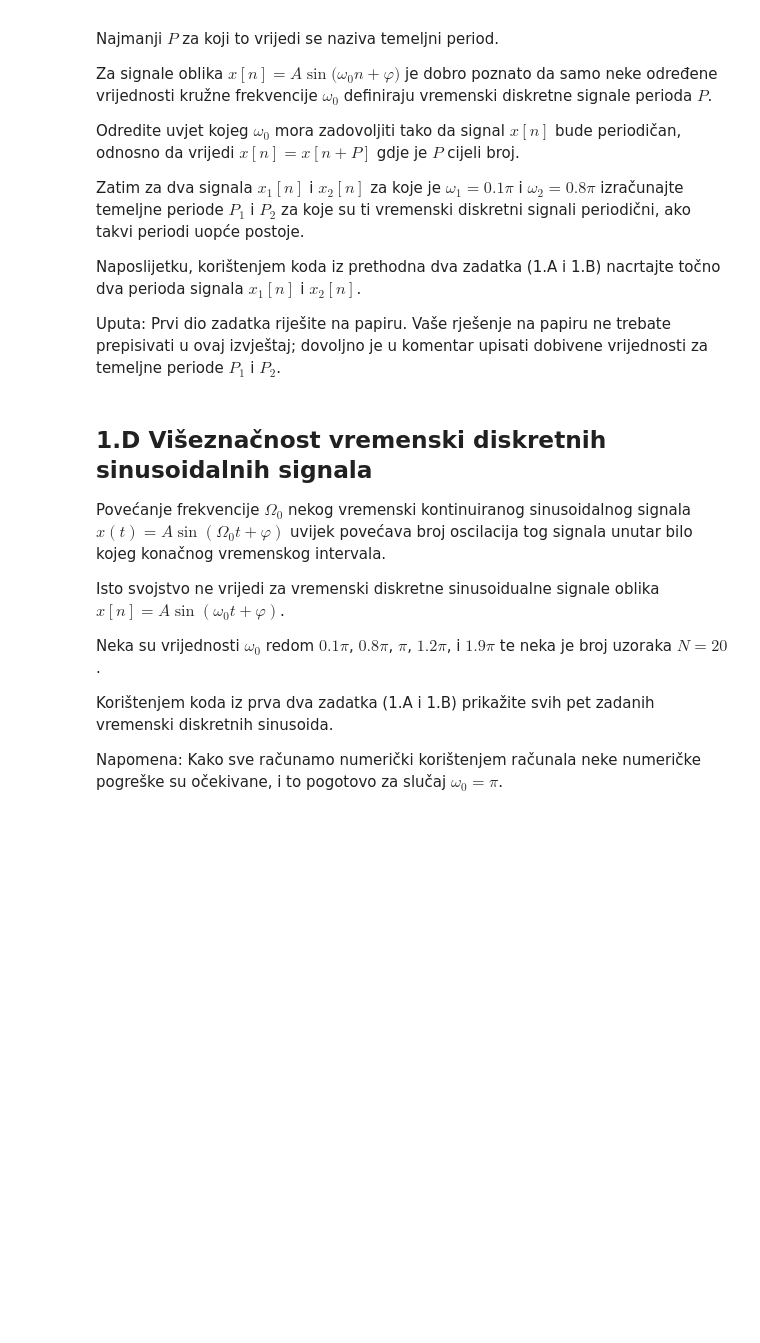
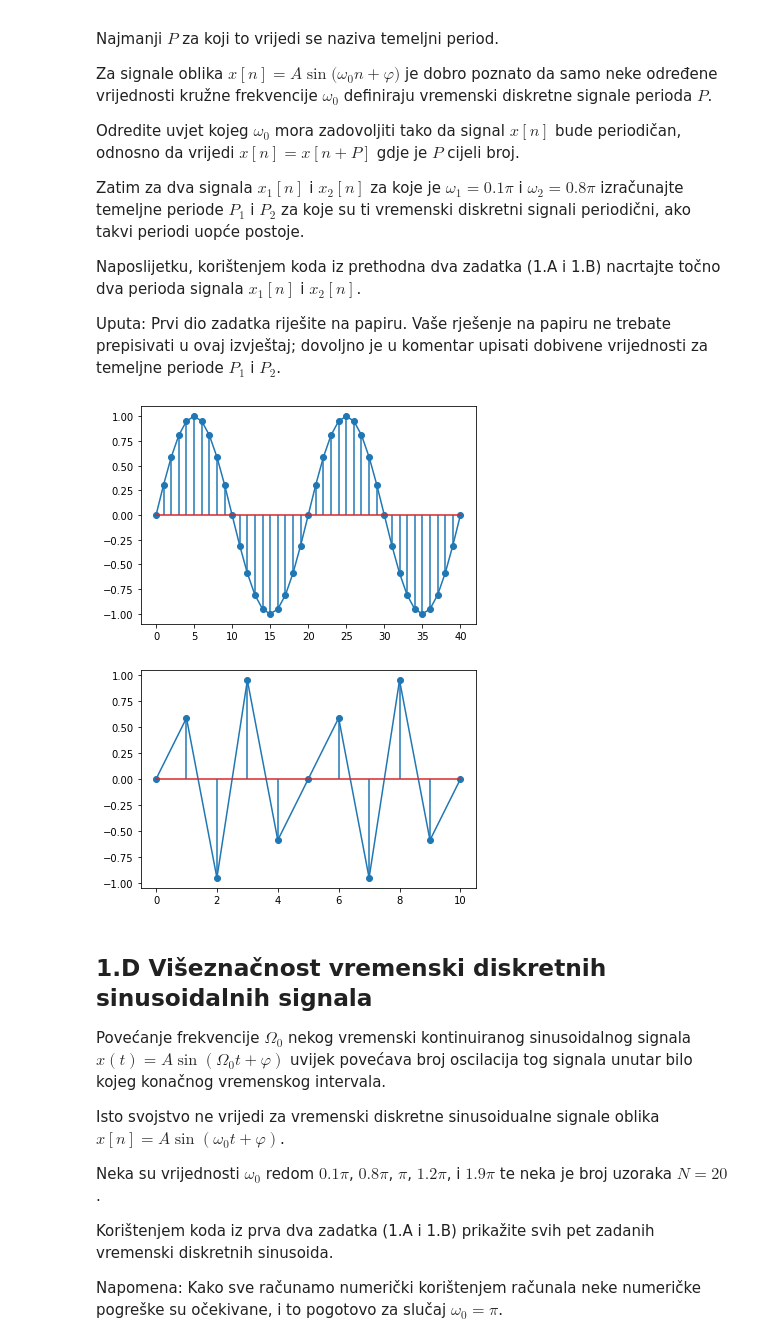
Before and after one commit to sskender/signal-processing, a Jupyter notebook: OOS_2021-2022_Vjezba_1_Ocitavanje_i_spektralna_analiza.ipynb, the cells around one changed output. Cells and saved outputs as stored; diff of their text form; code cells hidden in the pictures; blank space fills up the shorter version.

```diff
--- a/OOS_2021-2022_Vjezba_1_Ocitavanje_i_spektralna_analiza.ipynb
+++ b/OOS_2021-2022_Vjezba_1_Ocitavanje_i_spektralna_analiza.ipynb
@@ -92,11 +92,8 @@ def oos_sin(omega = 1, N = 100, phi = 0, A = 1):
 Uputa: Prvo generirajte niz koji sadrži sve $n$-ove korištenjem npr.
 `n = numpy.arrange(0.0, N-1, 1.0)`, a zatim primijenite funkciju [`numpy.sin`](https://numpy.org/doc/stable/reference/generated/numpy.sin.html) na taj niz.
 # %%
-# Upišite vaše rješenje
-
-# Jedno moguće rješenje
 def oos_sin(omega = 1, N = 100, phi = 0, A = 1):
-  n = arange(0.0, N-1, 1.0)
+  n = arange(0.0, N, 1.0)
   x = A * sin(omega * n + phi)
   return x
 # %% [markdown]
@@ -136,3 +128,17 @@ Uputa: Prvi dio zadatka riješite na papiru. Vaše rješenje na papiru ne trebat
+# %%
+# https://math.stackexchange.com/questions/2499017/checking-if-a-discrete-time-signal-is-periodic
+# P = 2pi / omega => find integer
+P1 = 20
+P2 = 5
+
+signal1 = oos_sin(omega=0.1*pi, N=2*P1+1)
+signal2 = oos_sin(omega=0.8*pi, N=2*P2+1)
+
+oos_nacrtaj(signal1)
+oos_nacrtaj(signal2)
+# %% [output]
+[figure, added]
+[figure, added]
 # %% [markdown]
 ## 1.D Višeznačnost vremenski diskretnih sinusoidalnih signala
 
```
Also changed, not shown: parts of 16 cells of this notebook.
